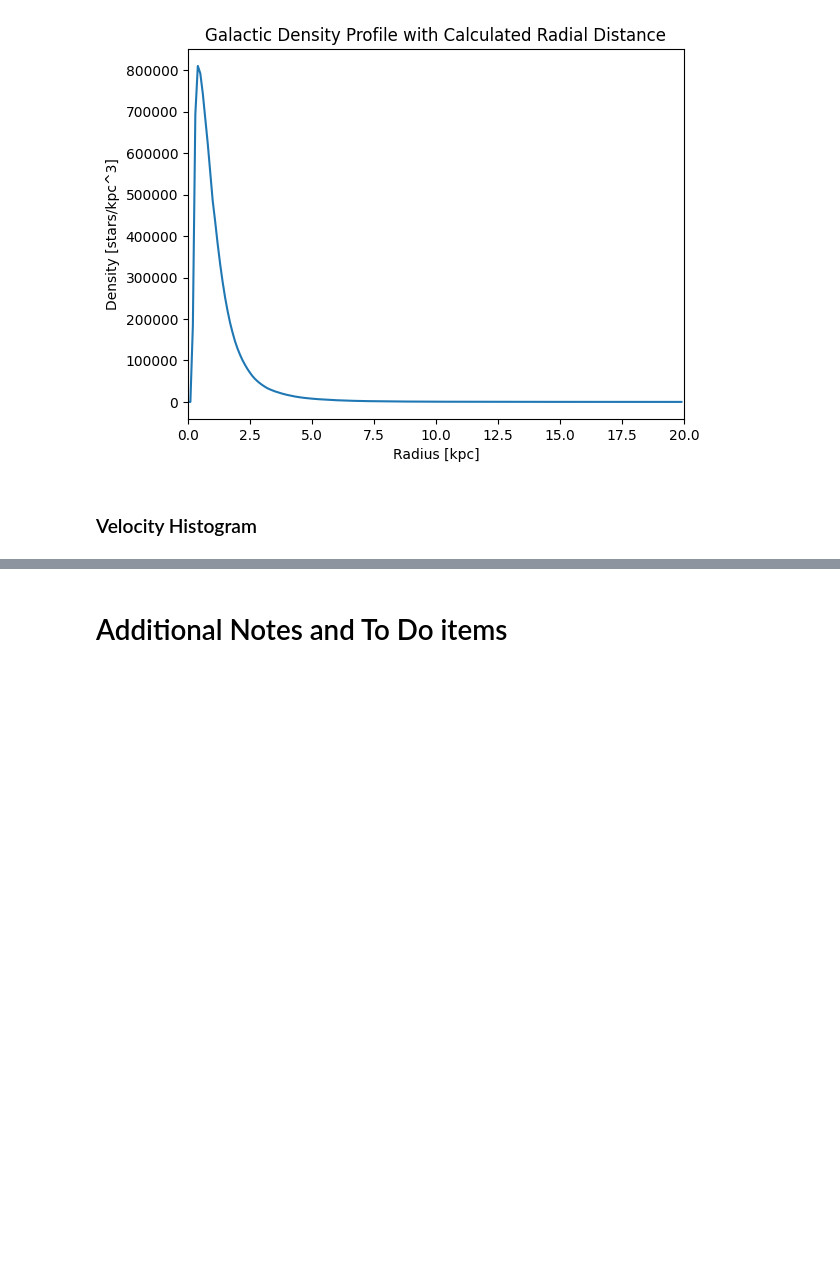
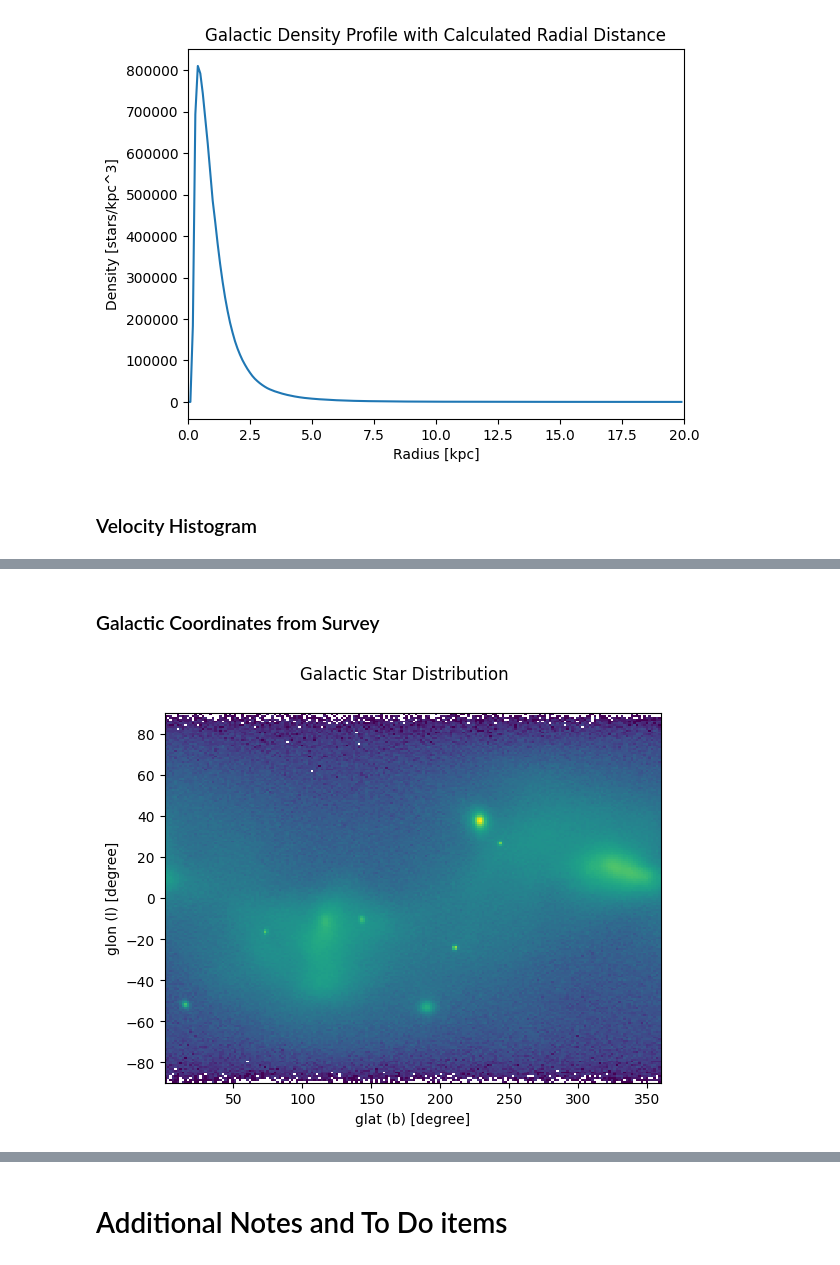
Before and after one commit to aeden2019/ananke_vera_rubin, a Jupyter notebook: vera_rubin.ipynb, the cells around one changed output, grey strips where cells are left out. Cells and saved outputs as stored; diff of their text form; code cells hidden in the pictures; blank space fills up the shorter version.

```diff
--- a/vera_rubin.ipynb
+++ b/vera_rubin.ipynb
@@ -604,0 +644,28 @@ plt.show()
+# %% [markdown]
+### Galactic Coordinates from Survey
+# %%
+# This is distance to the center of the central galaxy
+distance_to_center = (df['px'].values**2 + df['py'].values**2 + df['pz'].values**2)**0.5
+
+# An approximate definition for being in the galaxy: particles within 10 kpc of the center
+is_in_galaxy = (distance_to_center < rmax) & (distance_to_center > rmin)
+
+# Plot the logarithmically normalized count of the gas particles at each coordinate
+fig = plt.figure()
+ax = plt.gca()
+
+# Use 2-D histogram
+ax.hist2d(
+    df['glon'].values[is_in_galaxy],
+    df['glat'].values[is_in_galaxy],
+    bins = bins,
+    norm = matplotlib.colors.LogNorm(),
+)
+
+# Add labels, aspect ration, and title
+ax.set_ylabel( 'glon (l) [degree]' )
+ax.set_xlabel( 'glat (b) [degree]' )
+#ax.set_aspect( 'equal' )
+fig.suptitle("Galactic Star Distribution");
+# %% [output]
+[figure, added]
```
Also changed, not shown: parts of 27 cells of this notebook.
